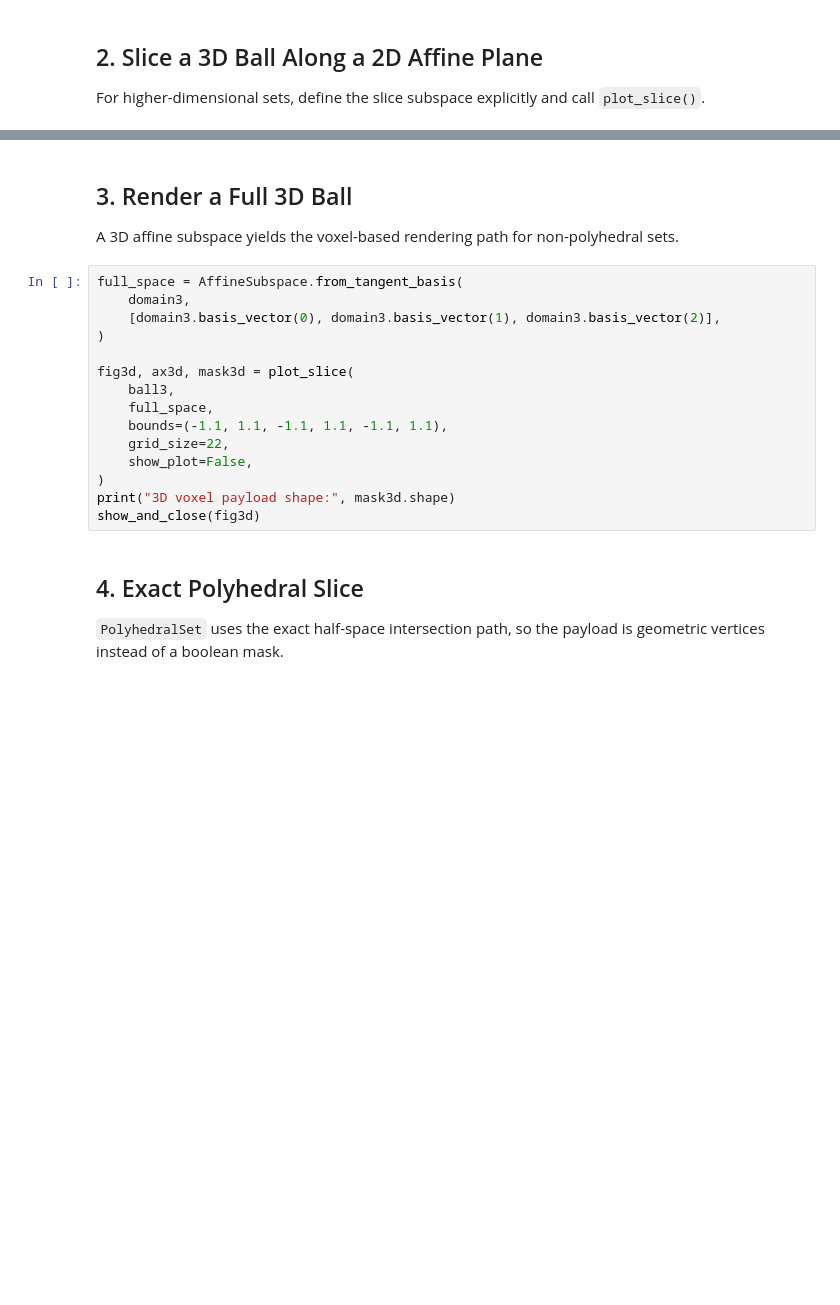
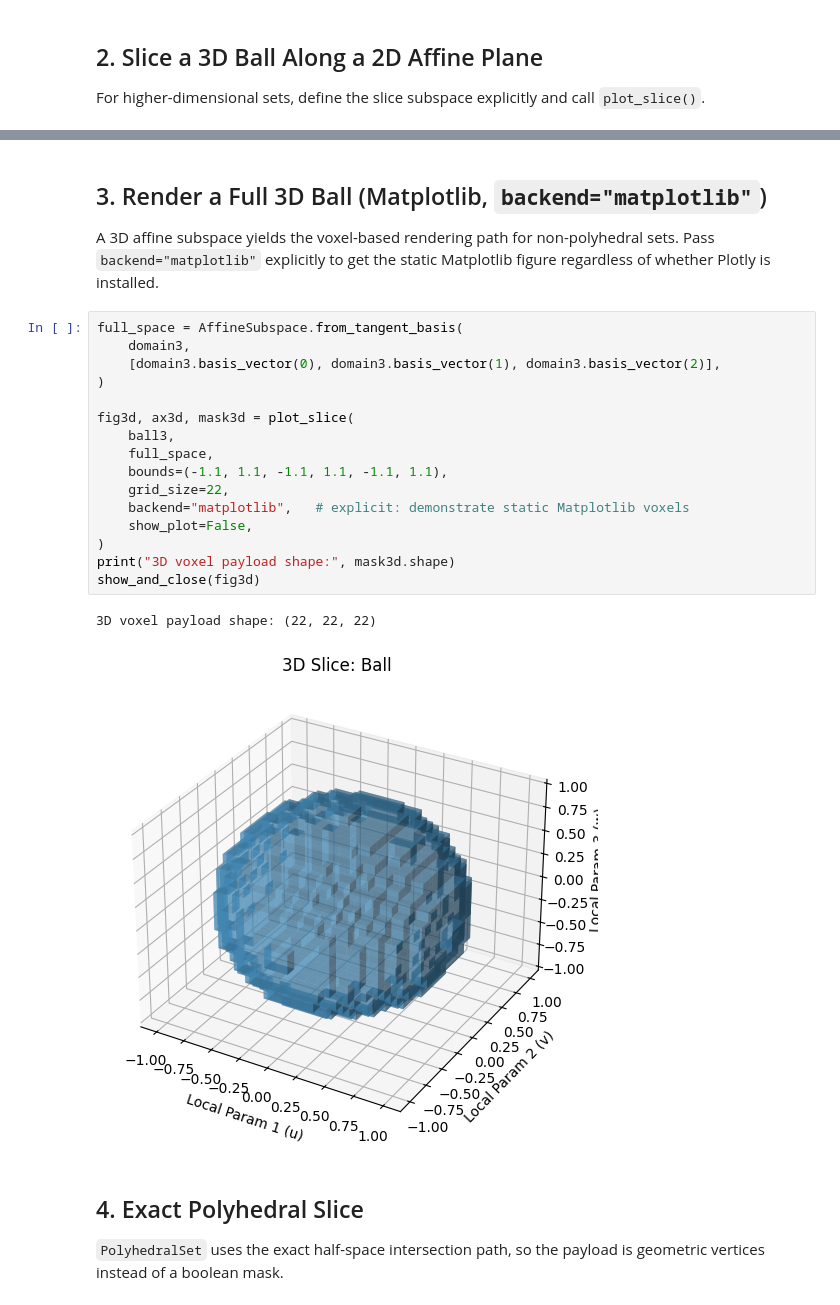
Before and after one commit to da380/pygeoinf, a Jupyter notebook: pygeoinf/testing_sets/visualization_demo.ipynb, the cells around one changed output, grey strips where cells are left out. Drawn from its saved outputs; the diff is of its cells as text; blank space fills up the shorter version.

```diff
--- a/pygeoinf/testing_sets/visualization_demo.ipynb
+++ b/pygeoinf/testing_sets/visualization_demo.ipynb
@@ -70,22 +77,28 @@ show_and_close(fig_slice)
 # %% [markdown]
-## 3. Render a Full 3D Ball
+## 3. Render a Full 3D Ball (Matplotlib, `backend="matplotlib"`)
 
 A 3D affine subspace yields the voxel-based rendering path for non-polyhedral sets.
+Pass `backend="matplotlib"` explicitly to get the static Matplotlib figure regardless
+of whether Plotly is installed.
 # %%
 full_space = AffineSubspace.from_tangent_basis(
     domain3,
     [domain3.basis_vector(0), domain3.basis_vector(1), domain3.basis_vector(2)],
 )
 
 fig3d, ax3d, mask3d = plot_slice(
     ball3,
     full_space,
     bounds=(-1.1, 1.1, -1.1, 1.1, -1.1, 1.1),
     grid_size=22,
+    backend="matplotlib",   # explicit: demonstrate static Matplotlib voxels
     show_plot=False,
 )
 print("3D voxel payload shape:", mask3d.shape)
 show_and_close(fig3d)
+# %% [output]
+3D voxel payload shape: (22, 22, 22)
+[figure, added]
 # %% [markdown]
 ## 4. Exact Polyhedral Slice
 
```
Also changed, not shown: parts of 8 cells of this notebook, 3 other files.
